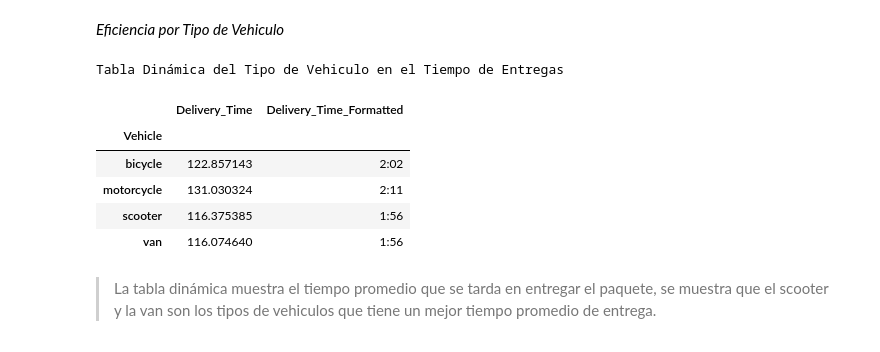
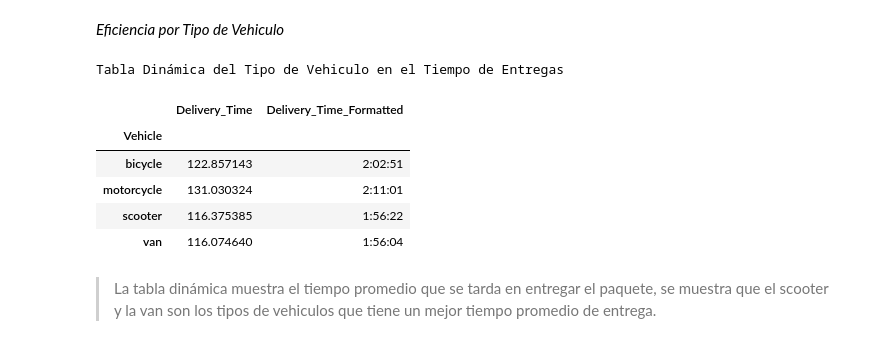
Before and after one commit to SaitoM17/amazon_delivery, a Jupyter notebook: notebooks/eda.ipynb, the cells around one changed output. Saved outputs shown, nothing was run; the diff lists cells and outputs as text; code cells hidden in the pictures.

```diff
--- a/notebooks/eda.ipynb
+++ b/notebooks/eda.ipynb
@@ -205,20 +205,21 @@ Distancia promedio de entregas: 10.37 km
 df_copia = df_amazon_delivery[['Order_ID', 'Delivery_Time']].copy()
 
 # Crear una función para convertir minutos a formato legible
-def format_minutes_to_hh_mm(minutes):
+def format_minutes_to_hh_mm_ss(minutes):
     if pd.isna(minutes): # Manejar valores NaN si existen
         return np.nan
 
-    total_seconds = minutes * 60
-    hours = int(total_seconds // 3600)
-    minutes_remainder = int((total_seconds % 3600) // 60)
+    total_seconds = int(minutes * 60)  # Convertir a segundos totales y asegurar que sea entero
+    hours = total_seconds // 3600
+    minutes_remainder = (total_seconds % 3600) // 60
+    seconds_remainder = total_seconds % 60
 
-    # Formato "HH:MM"
-    # :02d asegura que los minutos siempre tengan dos dígitos (ej., 5 se convierte en 05)
-    return f"{hours}:{minutes_remainder:02d}"
+    # Formato "HH:MM:SS"
+    # :02d asegura que los valores siempre tengan dos dígitos (ej., 5 se convierte en 05)
+    return f"{hours}:{minutes_remainder:02d}:{seconds_remainder:02d}"
 
 # --- Crear la nueva columna formateada en el DataFrame ---
-df_copia['Delivery_Time_Formatted'] = df_copia['Delivery_Time'].apply(format_minutes_to_hh_mm)
+df_copia['Delivery_Time_Formatted'] = df_copia['Delivery_Time'].apply(format_minutes_to_hh_mm_ss)
 # %%
 # Impacto del clima y trafico en el tiempo de entregas (tabla dinamica)
 clima_trafico_tiempo_entrega = pd.pivot_table(df_amazon_delivery,
@@ -259,24 +260,24 @@ Tabla Dinámica Impacto del Clima y Tráfico en el Tiempo de Entregas
 # %%
 # Agrupar por vehiculo para eficación
 tipo_vehiculo_promedio = pd.pivot_table(df_amazon_delivery,
                                         values='Delivery_Time',
                                         index=['Vehicle'],
                                         aggfunc='mean')
 
 # Aplicar el formateo a la columna de resultados de la tabla dinámica
 tipo_vehiculo_promedio['Delivery_Time_Formatted'] = \
-    tipo_vehiculo_promedio['Delivery_Time'].apply(format_minutes_to_hh_mm)
+    tipo_vehiculo_promedio['Delivery_Time'].apply(format_minutes_to_hh_mm_ss)
 
 print("Tabla Dinámica del Tipo de Vehiculo en el Tiempo de Entregas")
 tipo_vehiculo_promedio
 # %% [output]
 Tabla Dinámica del Tipo de Vehiculo en el Tiempo de Entregas
 |  | Delivery_Time | Delivery_Time_Formatted |
 | Vehicle |  |  |
-| bicycle | 122.857143 | 2:02 |
-| motorcycle | 131.030324 | 2:11 |
-| scooter | 116.375385 | 1:56 |
-| van | 116.074640 | 1:56 |
+| bicycle | 122.857143 | 2:02:51 |
+| motorcycle | 131.030324 | 2:11:01 |
+| scooter | 116.375385 | 1:56:22 |
+| van | 116.074640 | 1:56:04 |
 # %% [markdown]
 > La tabla dinámica muestra el tiempo promedio que se tarda en entregar el paquete, se muestra que el scooter y la van son los tipos de vehiculos que tiene un mejor tiempo promedio de entrega.
 # %% [markdown]
```
Also changed, not shown: parts of 3 cells of this notebook.
